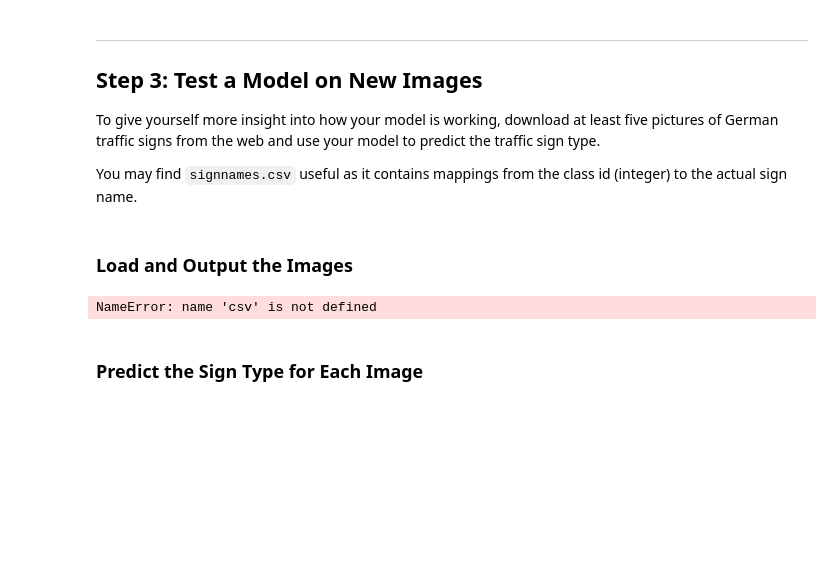
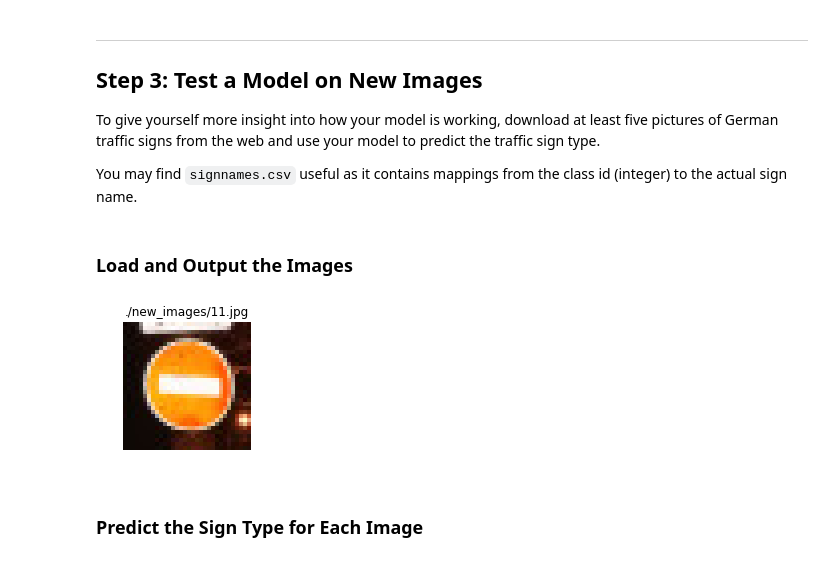
Before and after one commit to G-D-Petrov/TrafficSignClasifier, a Jupyter notebook: Traffic_Sign_Classifier.ipynb, the cells around one changed output. Drawn from its saved outputs; the diff is of its cells as text; code cells hidden in the pictures; blank space fills up the shorter version.

```diff
--- a/Traffic_Sign_Classifier.ipynb
+++ b/Traffic_Sign_Classifier.ipynb
@@ -162,7 +162,7 @@ import tensorflow as tf
 config = tf.ConfigProto()
 config.gpu_options.allow_growth = True
 
-EPOCHS = 25
+EPOCHS = 20
 BATCH_SIZE = 64
 # %%
 from tensorflow.contrib.layers import flatten
@@ -391,9 +344,9 @@ def CustomArch(x):
 
     # Store layers weight & bias
     weights = {
-        'wc1': tf.Variable(tf.truncated_normal(shape = (3, 3, 3, 32)   , mean = mu, stddev = sigma)),
+        'wc1': tf.Variable(tf.truncated_normal(shape = (5, 5, 3, 32)   , mean = mu, stddev = sigma)),
         'wc2': tf.Variable(tf.truncated_normal(shape = (3, 3, 32, 128)  , mean = mu, stddev = sigma)),
-        'wc3': tf.Variable(tf.truncated_normal(shape = (3, 3, 128, 256)  , mean = mu, stddev = sigma)),
+        'wc3': tf.Variable(tf.truncated_normal(shape = (5, 5, 128, 256)  , mean = mu, stddev = sigma)),
         'wc4': tf.Variable(tf.truncated_normal(shape = (3, 3, 256, 128) , mean = mu, stddev = sigma)),
         #'wc5': tf.Variable(tf.truncated_normal(shape = (1, 1, 128, 64) , mean = mu, stddev = sigma)),
         #'wc6': tf.Variable(tf.truncated_normal(shape = (3, 3, 64, 64)  , mean = mu, stddev = sigma)),
@@ -453,7 +406,7 @@ x = tf.placeholder(tf.float32, (None, 32, 32, 3))
 y = tf.placeholder(tf.int32, (None))
 one_hot_y = tf.one_hot(y, 43)
 # %%
-rate = 0.0007
+rate = 0.0005
 
 logits = CustomArch(x)
 
@@ -491,13 +444,14 @@ sess_name = "/{0}_customNN". format(datetime.datetime.now().strftime("%y-%m-%d-%
 # %%
 with tf.Session() as sess:
     sess.run(tf.global_variables_initializer())
+    #saver.restore(sess, tf.train.latest_checkpoint('.'))
     num_examples = len(X_train)
     writer = tf.summary.FileWriter('./CustomCNNCheckpoints' + sess_name + "_summary")
     writer.add_graph(sess.graph)
 
     print("Training...")
     print()
-    for i in range(EPOCHS):
+    for i in range(EPOCHS+EPOCHS):
         X_train, y_train = shuffle(X_train, y_train)
         for offset in range(0, num_examples, BATCH_SIZE):
             end = offset + BATCH_SIZE
@@ -508,7 +462,7 @@ with tf.Session() as sess:
         print("Validation Accuracy = {:.3f}".format(validation_accuracy))
         print()
 
-    saver.save(sess, './Final2.ckpt', write_meta_graph=False)
+    saver.save(sess, './FinalCheckpoint.ckpt', write_meta_graph=False)
     print("Model saved")
 # %% [output]
 Training...
@@ -548,34 +502,23 @@ You may find `signnames.csv` useful as it contains mappings from the class id (i
 ### Load and Output the Images
 # %%
 ### Load the images and plot them here.
-### Feel free to use as many code cells as needed.
-#Import traffic signs class names
-signs_class=[]
-with open('signnames.csv', 'rt') as csvfile:
-    reader = csv.DictReader(csvfile, delimiter=',')
-    for row in reader:
-        signs_class.append((row['SignName']))
-
 #Import test images
+import glob as glob
+import matplotlib.image as mpimg
 test_img_paths = [img_path for img_path in glob.glob("./new_images/*")]
-test_img=np.uint8(np.zeros((12,32,32,3)))
-for i, imp in enumerate(test_img_paths):
-    img=cv2.imread(imp, cv2.IMREAD_COLOR)
-    b,g,r = cv2.split(img)
-    img = cv2.merge([r,g,b])
-    test_img[i]=img
 
 #Visualize new raw images
 plt.figure(figsize=(12, 8))
-for i in range(12):
+for test_img_path in test_img_paths:
     plt.subplot(3, 4, i+1)
-    plt.imshow(test_img[i])
-    plt.title(i)
+    image = mpimg.imread(test_img_path)
+    plt.imshow(image)
+    plt.title(test_img_path)
     plt.axis('off')
-    num_of_samples.append(len(x_selected))
+    #num_of_samples.append(len(x_selected))
 plt.show()
 # %% [output]
-NameError: name 'csv' is not defined
+[figure, added]
 # %%
 def test_net(X_data, sess):
     pred_sign = sess.run(tf.argmax(logits, 1), feed_dict={x: X_data, keep_prob: 1.0})
```
Also changed, not shown: parts of 6 cells of this notebook.
